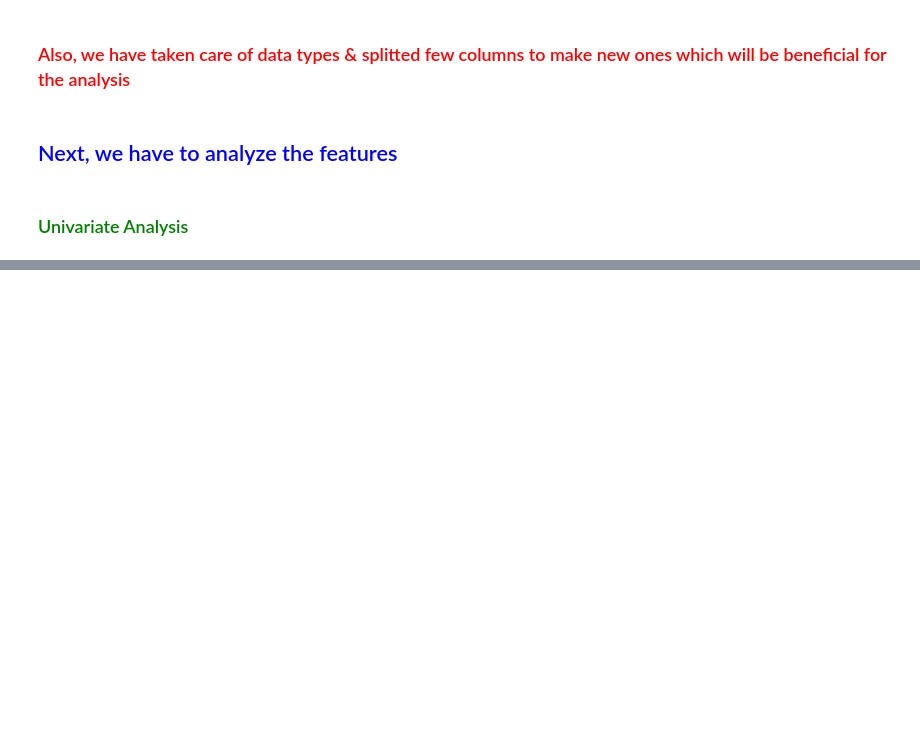
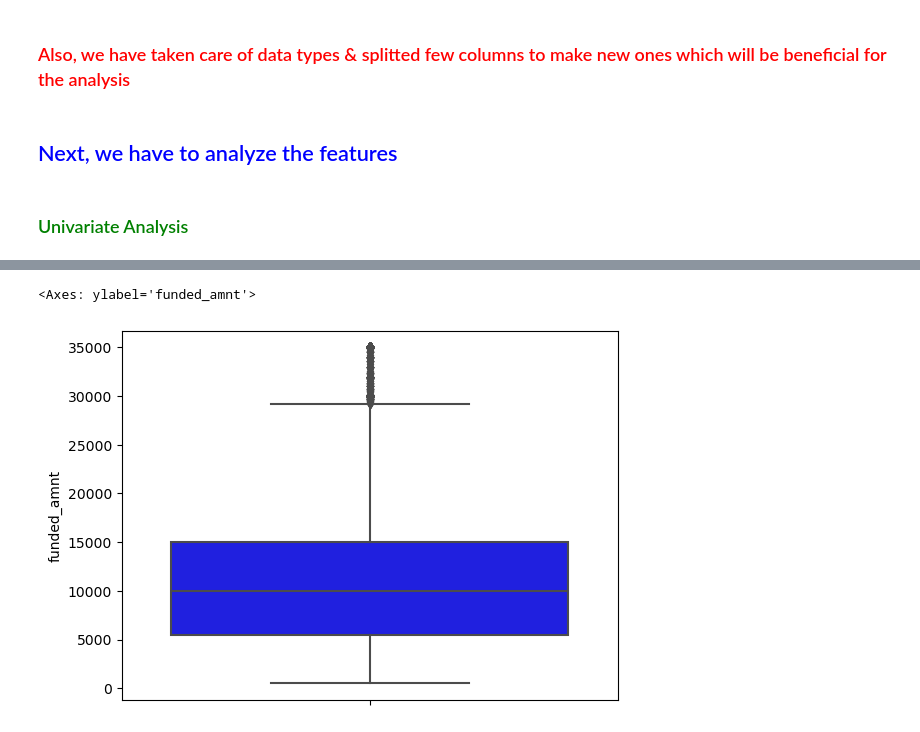
Before and after one commit to asimanandamohanty/lendingclub, a Jupyter notebook: LenderClubAssignment.ipynb, the cells around one changed output, grey strips where cells are left out. Cells and saved outputs as stored; diff of their text form; code cells hidden in the pictures; blank space fills up the shorter version.

```diff
--- a/LenderClubAssignment.ipynb
+++ b/LenderClubAssignment.ipynb
@@ -1069,0 +1122,5 @@ df.describe()
+# %%
+sns.boxplot(data=dfn, y= 'funded_amnt', color='blue')
+# %% [output]
+<Axes: ylabel='funded_amnt'>
+[figure, added]
```
Also changed, not shown: parts of 89 cells of this notebook.
